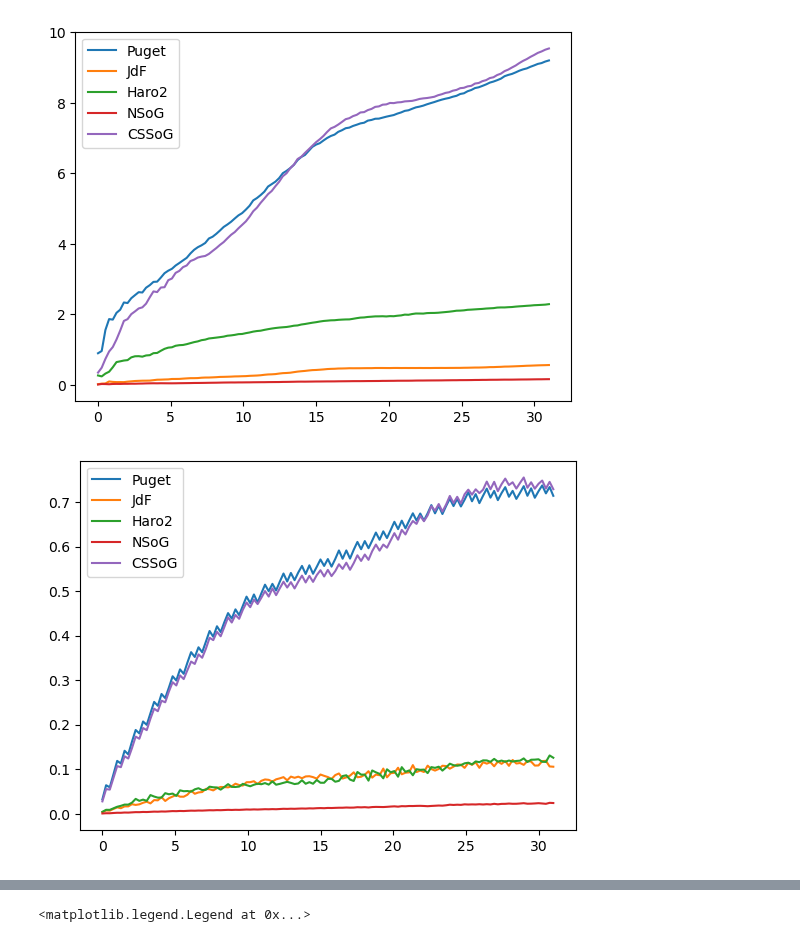
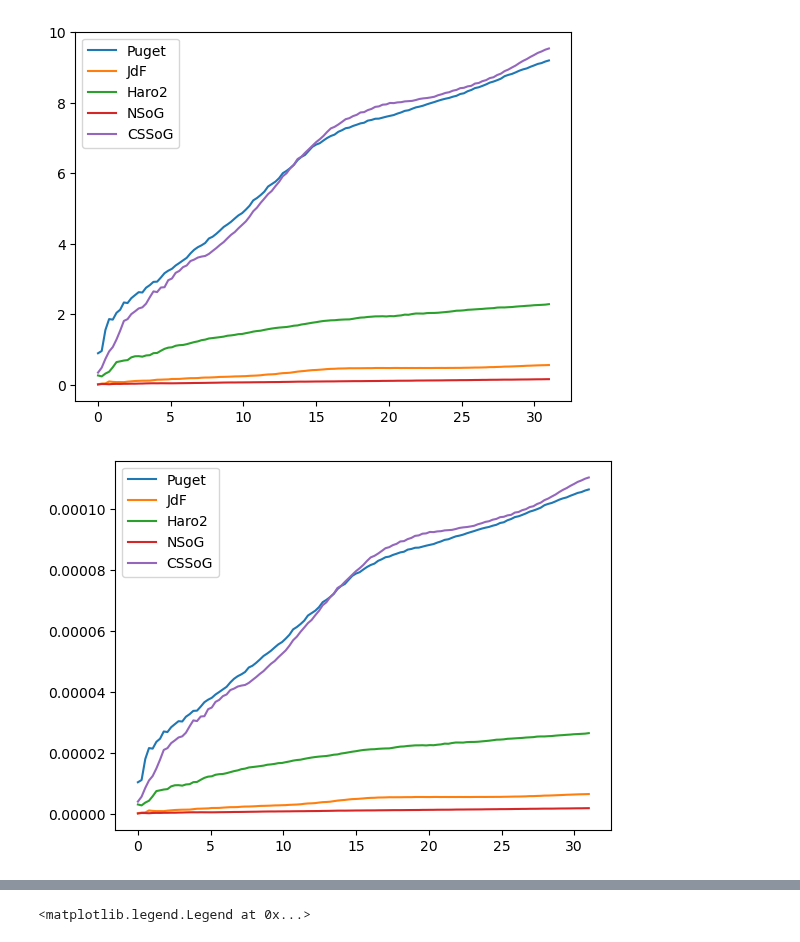
Before and after one commit to SalishSeaCast/analysis-jose, a Jupyter notebook: notebooks/Outfall_finalResults/regions_budget.ipynb, the cells around one changed output, grey strips where cells are left out. Cells and saved outputs as stored; diff of their text form; code cells hidden in the pictures.

```diff
--- a/notebooks/Outfall_finalResults/regions_budget.ipynb
+++ b/notebooks/Outfall_finalResults/regions_budget.ipynb
@@ -121,17 +121,18 @@ def cutting(data,area):
     return data_new
 # %%
 area = mask.e1t*mask.e2t
-puget_vol = area.where((coords.nav_lat<48.43) & (coords.nav_lat<(7/3)*coords.nav_lon+334.6)).sum()
-haro2_vol= area.where((coords.nav_lat>48.43) & (coords.nav_lat<48.774) & (coords.nav_lon>-124)).sum()
-NSoG_vol = area.where((coords.nav_lat>(20/33)*coords.nav_lon+124.597)).sum()
-CSSog_vol = area.where((coords.nav_lat>48.774)&(coords.nav_lat<(20/33)*coords.nav_lon+124.597)).sum()
-jdf_vol = area.where((coords.nav_lat<48.43) & (coords.nav_lat>(7/3)*coords.nav_lon+334.6)).sum() + area.where(((coords.nav_lat>48.43) & (coords.nav_lat<48.774) & (coords.nav_lon<-124))).sum()
+puget_area = area.where((coords.nav_lat<48.43) & (coords.nav_lat<(7/3)*coords.nav_lon+334.6)).sum()
+haro2_area= area.where((coords.nav_lat>48.43) & (coords.nav_lat<48.774) & (coords.nav_lon>-124)).sum()
+NSoG_area = area.where((coords.nav_lat>(20/33)*coords.nav_lon+124.597)).sum()
+CSSog_area = area.where((coords.nav_lat>48.774)&(coords.nav_lat<(20/33)*coords.nav_lon+124.597)).sum()
+jdf_area = area.where((coords.nav_lat<48.43) & (coords.nav_lat>(7/3)*coords.nav_lon+334.6)).sum() + area.where(((coords.nav_lat>48.43) & (coords.nav_lat<48.774) & (coords.nav_lon<-124))).sum()
 
-#puget2_vol = area.where((coords.nav_lat<48.43) & (coords.nav_lat<(7/3)*coords.nav_lon+334.6)&(coords.nav_lon> -122.766)).sum() #To trim Main Channel
+#puget2_area = area.where((coords.nav_lat<48.43) & (coords.nav_lat<(7/3)*coords.nav_lon+334.6)&(coords.nav_lon> -122.766)).sum() #To trim Main Channel
 
-sub_areas_area={'Puget':puget_vol,'JdF':jdf_vol,'Haro2':haro2_vol,'NSoG':NSoG_vol,'CSSoG':CSSog_vol}
+sub_areas_area={'Puget':puget_area,'JdF':jdf_area,'Haro2':haro2_area,'NSoG':NSoG_area,'CSSoG':CSSog_area}
 # %%
-alpha = '50,000 s'
+alpha = '5,000 s'
+mean = []
 ds = xr.open_dataset(path_runs+runs[alpha][0], decode_times=False)
 x = np.linspace(0,31,ds.dims['obs']-1)
 DS = ds.to_dataframe()
@@ -196,27 +197,29 @@ sub_areas_vol={'Puget':puget_vol,'JdF':jdf_vol,'Haro2':haro2_vol,'NSoG':NSoG_vol
 # %%
 means = []
 for alpha in runs:
     ds = xr.open_dataset(path_runs+runs[alpha][0], decode_times=False)
     x = np.linspace(0,31,ds.dims['obs']-1)
     DS = ds.to_dataframe()
     DS = DS.dropna()
     DS = DS[DS.time>0]
-    DS = DS[DS.status==1]
+    DS = DS[DS.status==3]
     mean=[]
     for area in sub_areas:
         DSn = cutting(DS,area)
-        vol = sub_areas_vol[area]
+        vol = sub_areas_area[area]
         count = []
+        timer = []
         for i in range(ds.dims['obs']-1):
             times= np.min(DSn.time)+i*6*3600
+            timer.append(times)
             count.append(len(DSn[DSn.time == times]))
         conc= np.array(count)*1e7*13.7/(vol.item()*runs[alpha][1])
         mean.append(np.mean(conc[-20:]))
         if alpha == '5,000 s':
-            plt.plot(x,conc,label=area)
+            plt.plot(x,conc/timer,label=area)
         #print(f'Average concentration for {area} is {np.mean(conc[-20:])}')
     means.append(mean)
     if alpha == '5,000 s':
         plt.legend()
 # %% [output]
-[figure, old version]
+[figure, new version]
```
Also changed, not shown: parts of 5 cells of this notebook.
